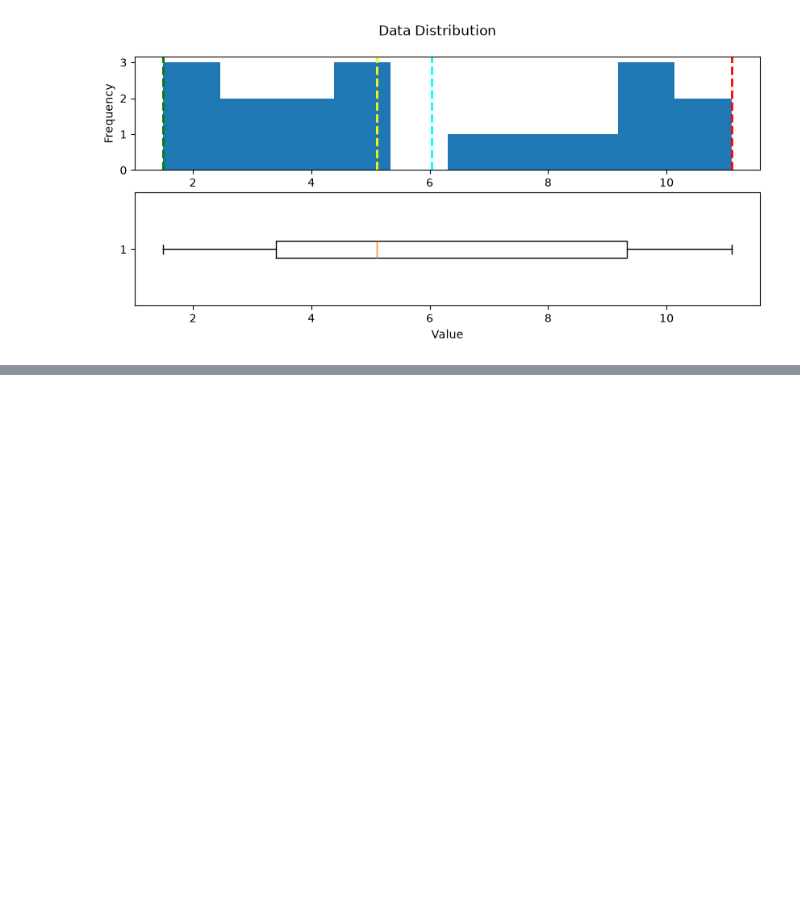
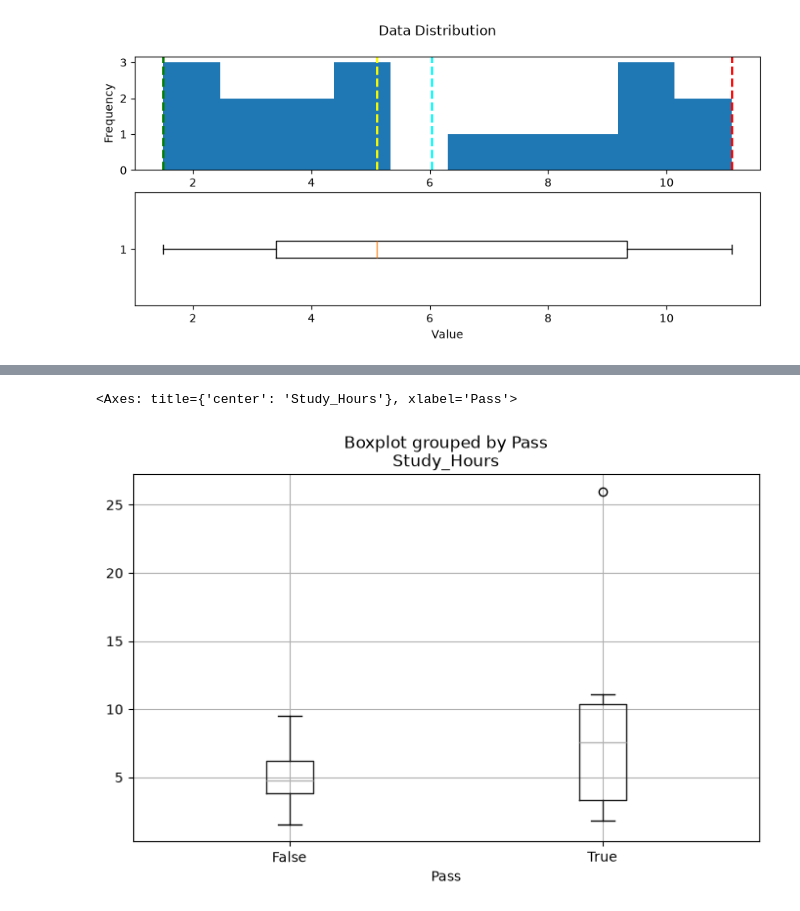
Before and after one commit to Eze-paul231/data-practical, a Jupyter notebook: realworld.ipynb, the cells around one changed output, grey strips where cells are left out. Drawn from its saved outputs; the diff is of its cells as text; code cells hidden in the pictures; blank space fills up the shorter version.

```diff
--- a/realworld.ipynb
+++ b/realworld.ipynb
@@ -100,0 +171,3 @@ Maximum:{:.2f}
+# %%
+df_sample = df_student[df_student.Study_Hours>1]
+df_sample
@@ -100,0 +192,5 @@ Maximum:{:.2f}
+# %%
+df_sample.boxplot(column='Study_Hours', by='Pass', figsize=(8, 5))
+# %% [output]
+<Axes: title={'center': 'Study_Hours'}, xlabel='Pass'>
+[figure, added]
```
Also changed, not shown: parts of 12 cells of this notebook.
